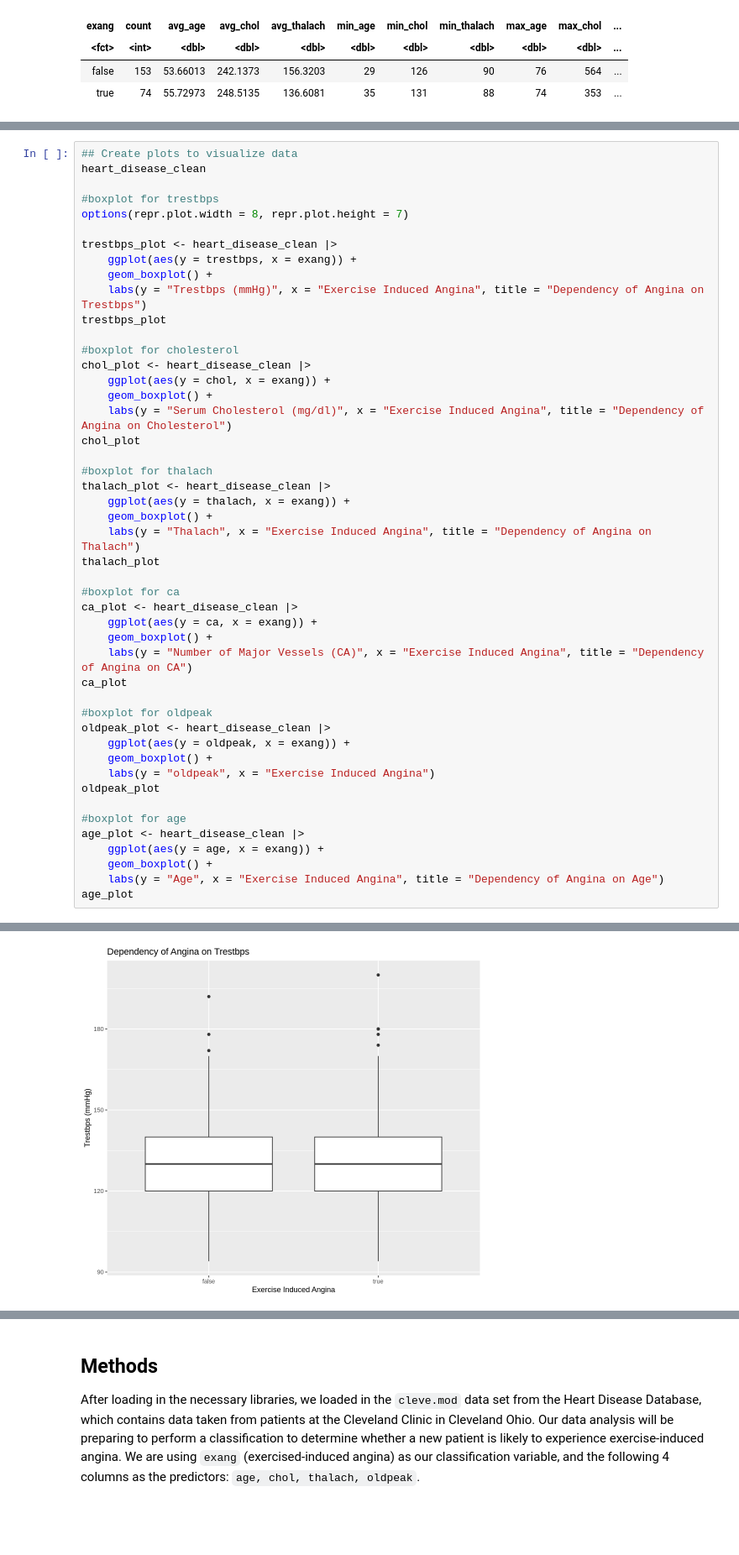
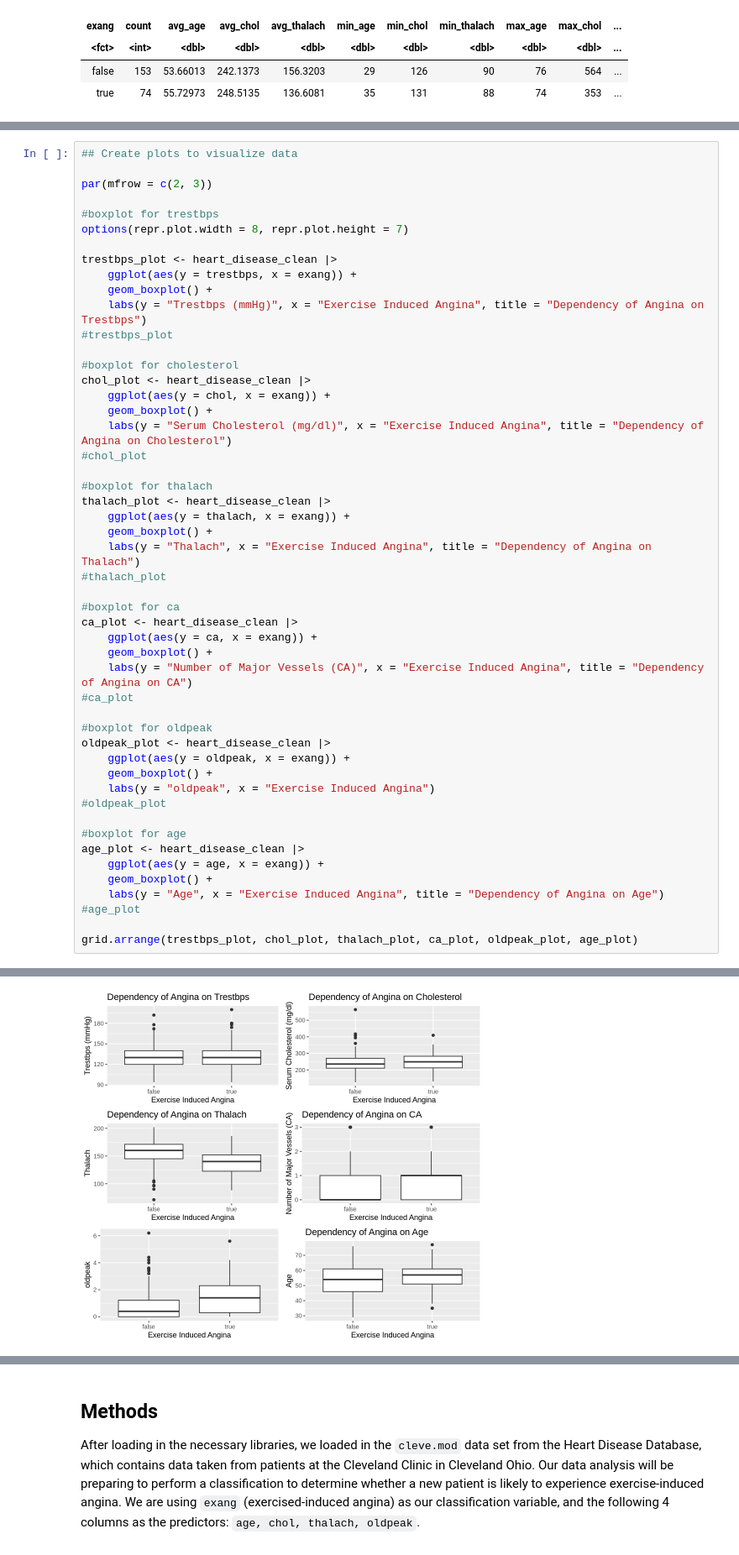
Before and after one commit to kakeysword/dsci100-heart-disease, a Jupyter notebook: group report.ipynb, the cells around one changed output, grey strips where cells are left out. Shown at 84% size. Drawn from its saved outputs; the diff is of its cells as text; blank space fills up the shorter version.

Commit message:
used grid.arrange for box plots

```diff
--- a/group report.ipynb
+++ b/group report.ipynb
@@ -301,6 +146,7 @@ A tibble: 2 × 11
 # %%
 ## Create plots to visualize data
-heart_disease_clean
+
+par(mfrow = c(2, 3))
 
 #boxplot for trestbps
 options(repr.plot.width = 8, repr.plot.height = 7)
@@ -309,40 +155,42 @@ trestbps_plot <- heart_disease_clean |>
     ggplot(aes(y = trestbps, x = exang)) +
     geom_boxplot() +
     labs(y = "Trestbps (mmHg)", x = "Exercise Induced Angina", title = "Dependency of Angina on Trestbps")
-trestbps_plot
+#trestbps_plot
 
 #boxplot for cholesterol
 chol_plot <- heart_disease_clean |>
     ggplot(aes(y = chol, x = exang)) +
     geom_boxplot() +
     labs(y = "Serum Cholesterol (mg/dl)", x = "Exercise Induced Angina", title = "Dependency of Angina on Cholesterol")
-chol_plot
+#chol_plot
 
 #boxplot for thalach
 thalach_plot <- heart_disease_clean |>
     ggplot(aes(y = thalach, x = exang)) +
     geom_boxplot() +
     labs(y = "Thalach", x = "Exercise Induced Angina", title = "Dependency of Angina on Thalach")
-thalach_plot
+#thalach_plot
 
 #boxplot for ca
 ca_plot <- heart_disease_clean |>
     ggplot(aes(y = ca, x = exang)) +
     geom_boxplot() +
     labs(y = "Number of Major Vessels (CA)", x = "Exercise Induced Angina", title = "Dependency of Angina on CA")
-ca_plot
+#ca_plot
 
 #boxplot for oldpeak
 oldpeak_plot <- heart_disease_clean |>
     ggplot(aes(y = oldpeak, x = exang)) +
     geom_boxplot() +
     labs(y = "oldpeak", x = "Exercise Induced Angina")
-oldpeak_plot
+#oldpeak_plot
 
 #boxplot for age
 age_plot <- heart_disease_clean |>
     ggplot(aes(y = age, x = exang)) +
     geom_boxplot() +
     labs(y = "Age", x = "Exercise Induced Angina", title = "Dependency of Angina on Age")
-age_plot
+#age_plot
+
+grid.arrange(trestbps_plot, chol_plot, thalach_plot, ca_plot, oldpeak_plot, age_plot)
 # %% [output]
@@ -359 +200 @@ A tibble: 303 × 7
-[figure, old version]
+[figure, new version]
```
Also changed, not shown: parts of 13 cells of this notebook.
